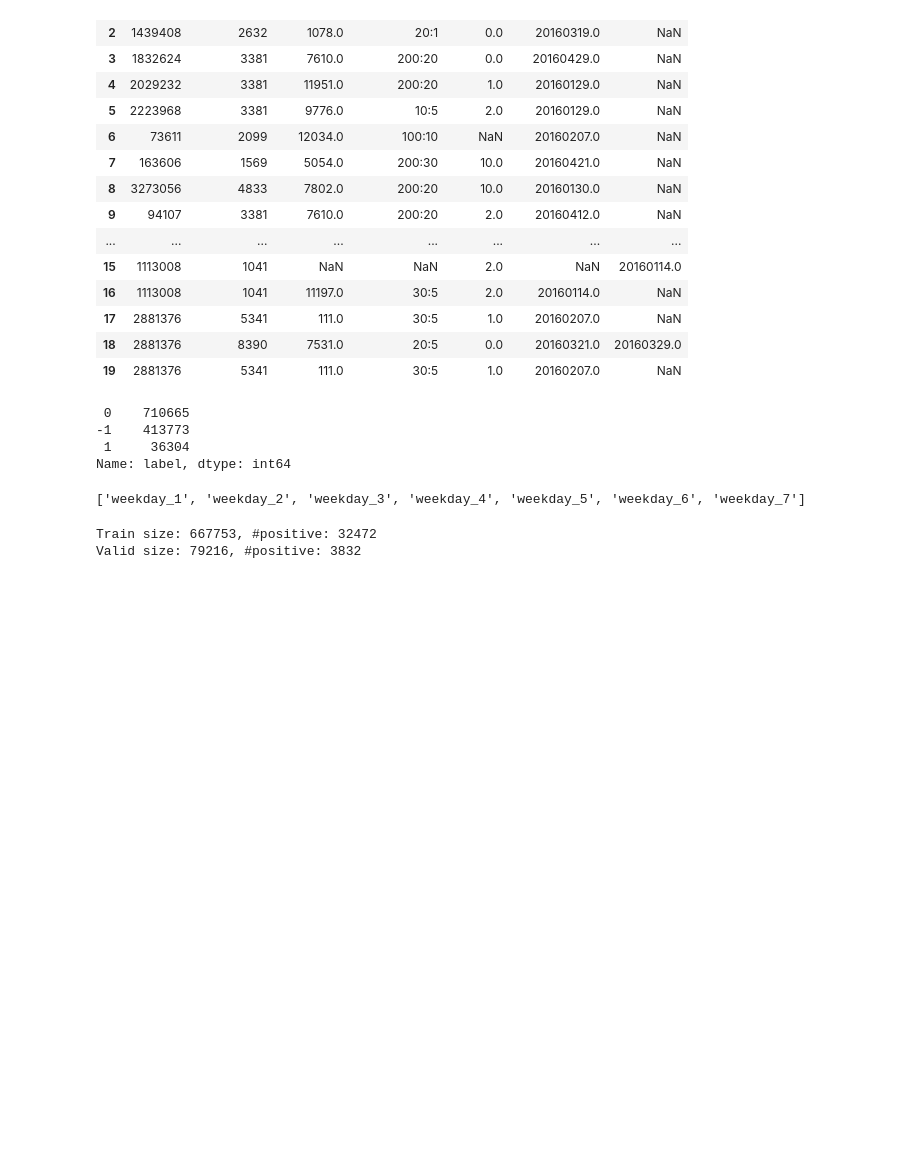
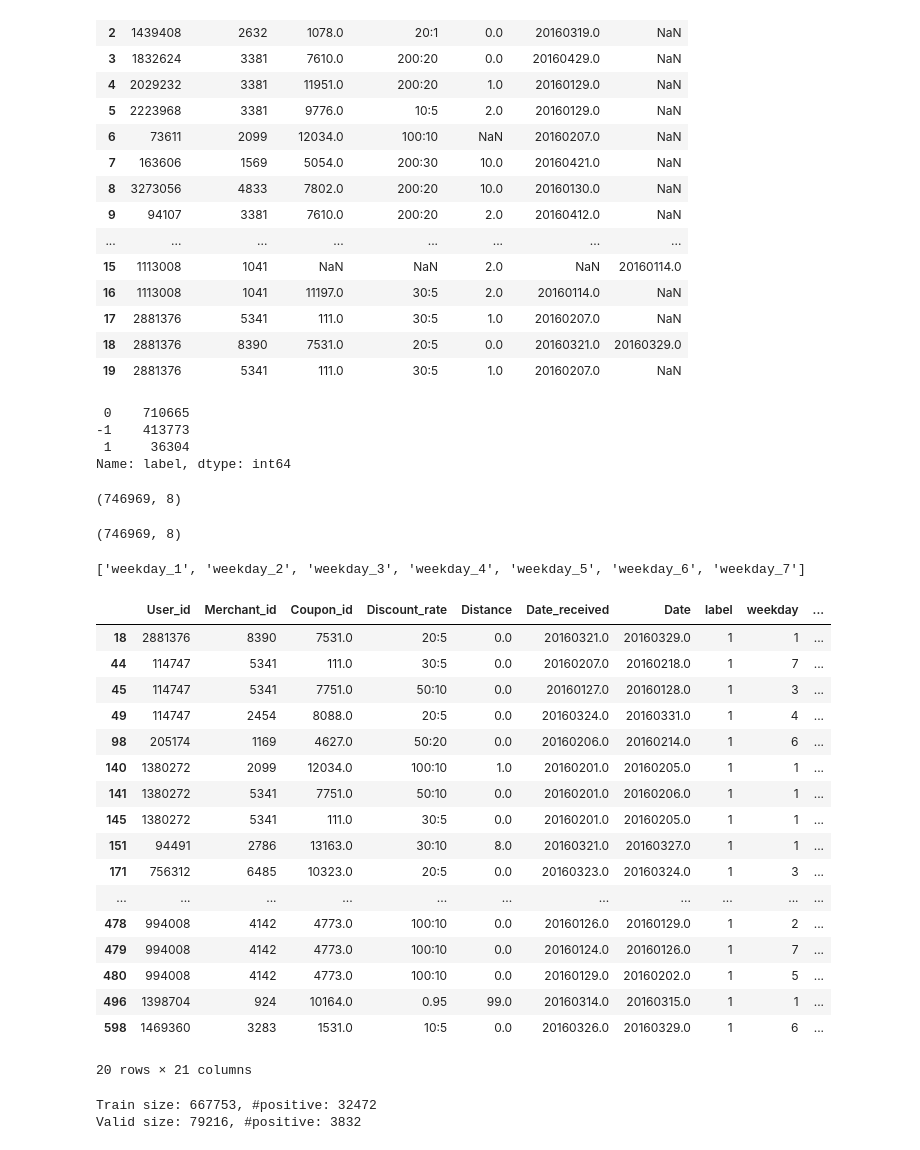
Before and after one commit to Julian-Chu/2nd-ML100Days, a Jupyter notebook: ml100marathon-02-01.ipynb, the cells around one changed output. Saved outputs shown, nothing was run; the diff lists cells and outputs as text; code cells hidden in the pictures; blank space fills up the shorter version.

```diff
--- a/ml100marathon-02-01.ipynb
+++ b/ml100marathon-02-01.ipynb
@@ -64,6 +64,13 @@ dfoff["label"].value_counts()
 -1    413773
  1     36304
 Name: label, dtype: int64
+# %%
+print(dfoff.shape)
+dfoff=dfoff[dfoff['label']!=-1]
+dfoff.shape
+# %% [output]
+(746969, 8)
+(746969, 8)
 # %%
 # Generate features - weekday acquired coupon
 def getWeekday(row):
@@ -112,33 +119,53 @@ def convertRate(row):
         return float(row)
 
 def getDiscountMan(row):
     if ':' in row:
         rows = row.split(':')
         return int(rows[0])
     else:
         return 0
 
 def getDiscountJian(row):
     if ':' in row:
         rows = row.split(':')
         return int(rows[1])
     else:
         return 0
 
 def processData(df):
 
     # convert discunt_rate
     df['discount_rate'] = df['Discount_rate'].astype('str').apply(convertRate)
     df['discount_man'] = df['Discount_rate'].astype('str').apply(getDiscountMan)
     df['discount_jian'] = df['Discount_rate'].astype('str').apply(getDiscountJian)
     df['discount_type'] = df['Discount_rate'].astype('str').apply(getDiscountType)
 
     # convert distance
     df.loc[df.Distance.isna(), "Distance"] = 99
     return df
 
 dfoff = processData(dfoff)
 dftest = processData(dftest)
+dfoff[dfoff['label']==1].head(20)
+# %% [output]
+|  | User_id | Merchant_id | Coupon_id | Discount_rate | Distance | Date_received | Date | label | weekday | ... |
+| 18 | 2881376 | 8390 | 7531.0 | 20:5 | 0.0 | 20160321.0 | 20160329.0 | 1 | 1 | ... |
+| 44 | 114747 | 5341 | 111.0 | 30:5 | 0.0 | 20160207.0 | 20160218.0 | 1 | 7 | ... |
+| 45 | 114747 | 5341 | 7751.0 | 50:10 | 0.0 | 20160127.0 | 20160128.0 | 1 | 3 | ... |
+| 49 | 114747 | 2454 | 8088.0 | 20:5 | 0.0 | 20160324.0 | 20160331.0 | 1 | 4 | ... |
+| 98 | 205174 | 1169 | 4627.0 | 50:20 | 0.0 | 20160206.0 | 20160214.0 | 1 | 6 | ... |
+| 140 | 1380272 | 2099 | 12034.0 | 100:10 | 1.0 | 20160201.0 | 20160205.0 | 1 | 1 | ... |
+| 141 | 1380272 | 5341 | 7751.0 | 50:10 | 0.0 | 20160201.0 | 20160206.0 | 1 | 1 | ... |
+| 145 | 1380272 | 5341 | 111.0 | 30:5 | 0.0 | 20160201.0 | 20160205.0 | 1 | 1 | ... |
+| 151 | 94491 | 2786 | 13163.0 | 30:10 | 8.0 | 20160321.0 | 20160327.0 | 1 | 1 | ... |
+| 171 | 756312 | 6485 | 10323.0 | 20:5 | 0.0 | 20160323.0 | 20160324.0 | 1 | 3 | ... |
+| ... | ... | ... | ... | ... | ... | ... | ... | ... | ... | ... |
+| 478 | 994008 | 4142 | 4773.0 | 100:10 | 0.0 | 20160126.0 | 20160129.0 | 1 | 2 | ... |
+| 479 | 994008 | 4142 | 4773.0 | 100:10 | 0.0 | 20160124.0 | 20160126.0 | 1 | 7 | ... |
+| 480 | 994008 | 4142 | 4773.0 | 100:10 | 0.0 | 20160129.0 | 20160202.0 | 1 | 5 | ... |
+| 496 | 1398704 | 924 | 10164.0 | 0.95 | 99.0 | 20160314.0 | 20160315.0 | 1 | 1 | ... |
+| 598 | 1469360 | 3283 | 1531.0 | 10:5 | 0.0 | 20160326.0 | 20160329.0 | 1 | 6 | ... |
+20 rows × 21 columns
 # %%
 ## Naive model
 def split_train_valid(row, date_cut="20160416"):
```
Also changed, not shown: parts of 3 cells of this notebook, 3 other files.
